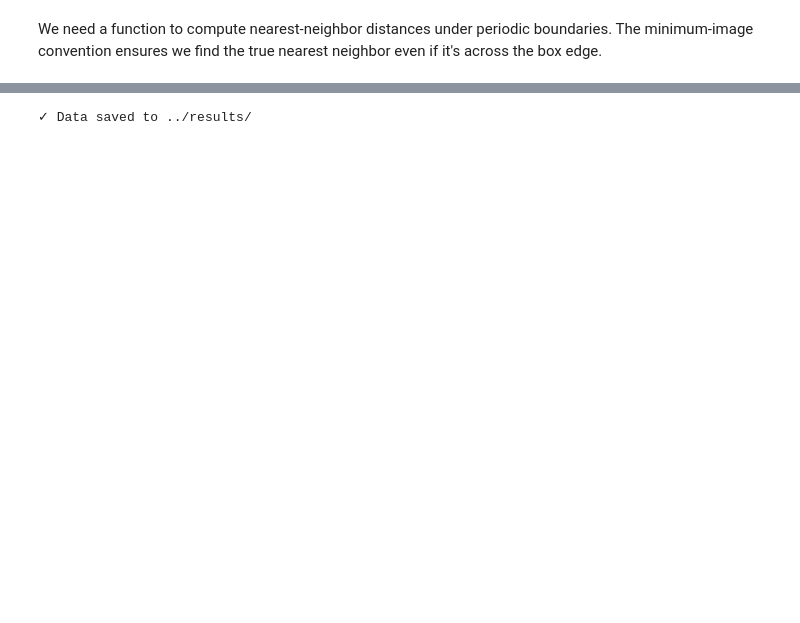
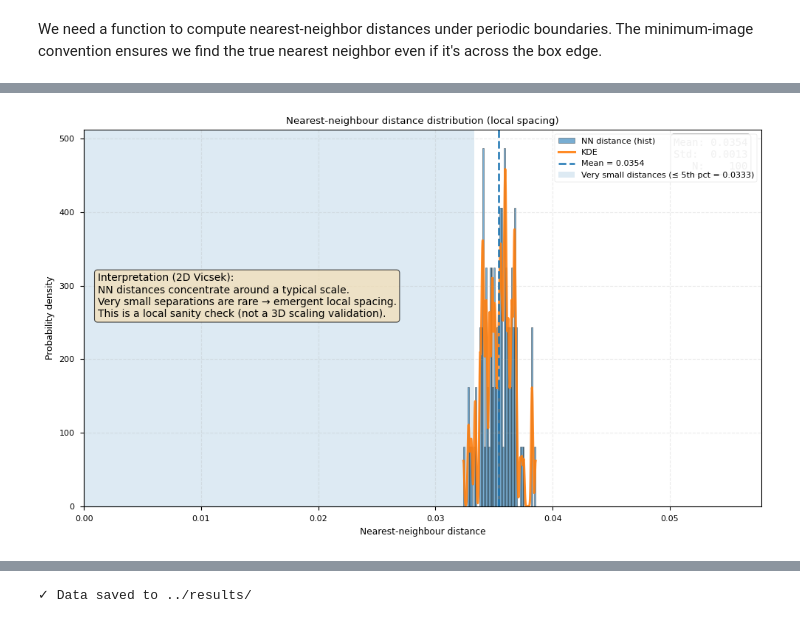
Before and after one commit to ayy031/Group4_emergent-flocking-structure, a Jupyter notebook: notebooks/03_Nearest_Neighbor_Analysis.ipynb, the cells around one changed output, grey strips where cells are left out. Saved outputs shown, nothing was run; the diff lists cells and outputs as text; code cells hidden in the pictures; blank space fills up the shorter version.

```diff
--- a/notebooks/03_Nearest_Neighbor_Analysis.ipynb
+++ b/notebooks/03_Nearest_Neighbor_Analysis.ipynb
@@ -100,11 +103,13 @@ We first check if our model produces a clear cutoff in the nearest neighbor dist
 # %%
+import inspect
+print("collect_nn_data defined in:", inspect.getsourcefile(collect_nn_data))
+print("signature:", inspect.signature(collect_nn_data))
+
 # Run baseline simulation
 nn_baseline = collect_nn_data(
     N=200,
     align=1.5,
     noise=0.10,
-    repulsion_radius=0.05,
-    repulsion_strength=1.0,
     n_seeds=5
 )
 # %% [output]
@@ -178,0 +128,82 @@ print("\n✓ Figure 1: NN Distribution with Exclusion Zone")
+# %%
+# NN distance distribution (2D Vicsek)
+
+data = np.asarray(nn_baseline)
+data = data[np.isfinite(data)]
+if len(data) == 0:
+    raise ValueError("nn_baseline is empty or contains no finite values.")
+
+fig, ax = plt.subplots(figsize=(10, 6))
+
+# Histogram + KDE
+bins = 50
+ax.hist(
+    data,
+    bins=bins,
+    density=True,
+    alpha=0.6,
+    edgecolor="black",
+    linewidth=0.4,
+    label="NN distance (hist)"
+)
+
+kde = gaussian_kde(data, bw_method=0.05) # tune if too smooth
+x = np.linspace(data.min(), data.max(), 300)
+ax.plot(x, kde(x), linewidth=2.2, alpha=0.9, label="KDE")
+
+# Summary markers
+mean_val = data.mean()
+std_val  = data.std()
+q05 = np.quantile(data, 0.05)
+
+ax.axvline(mean_val, linestyle="--", linewidth=2.0, alpha=0.9,
+           label=f"Mean = {mean_val:.4f}")
+
+ax.axvspan(0, q05, alpha=0.15,
+           label=f"Very small distances (≤ 5th pct = {q05:.4f})")
+
+# Compact annotation
+stats_text = (
+    f"Mean: {mean_val:.4f}\n"
+    f"Std:  {std_val:.4f}\n"
+    f"N:    {len(data)}"
+)
+ax.text(
+    0.98, 0.98, stats_text,
+    transform=ax.transAxes,
+    ha="right", va="top",
+    fontsize=10, family="monospace",
+    bbox=dict(boxstyle="round", facecolor="white", alpha=0.9, linewidth=1.0)
+)
+
+interpretation = (
+    "Interpretation (2D Vicsek):\n"
+    "NN distances concentrate around a typical scale.\n"
+    "Very small separations are rare → emergent local spacing.\n"
+    "This is a local sanity check (not a 3D scaling validation)."
+)
+ax.text(
+    0.02, 0.62, interpretation,
+    transform=ax.transAxes,
+    ha="left", va="top",
+    fontsize=10,
+    bbox=dict(boxstyle="round", facecolor="wheat", alpha=0.7, linewidth=0.8)
+)
+
+# Axes
+ax.set_xlabel("Nearest-neighbour distance")
+ax.set_ylabel("Probability density")
+ax.set_title("Nearest-neighbour distance distribution (local spacing)")
+ax.legend(loc="upper right", framealpha=0.95)
+ax.grid(True, alpha=0.25, linestyle="--")
+
+# Keep x-range tight (robust to rare outliers)
+x_max = max(data.max() * 1.5, mean_val + 4 * std_val)
+ax.set_xlim(0, x_max)
+
+plt.tight_layout()
+plt.show()
+
+print("✓ Figure: NN distance distribution (local spacing sanity check)")
+# %% [output]
+[figure, added]
```
Also changed, not shown: parts of 13 cells of this notebook.
